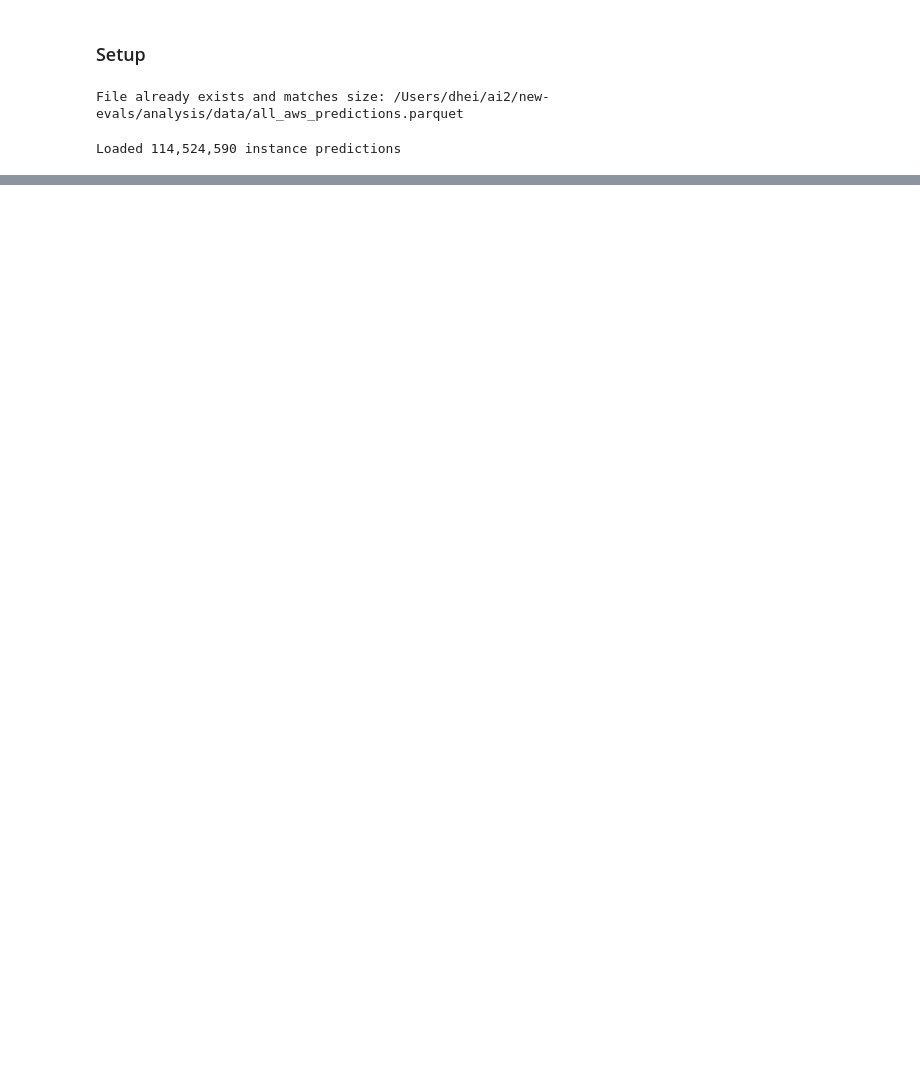
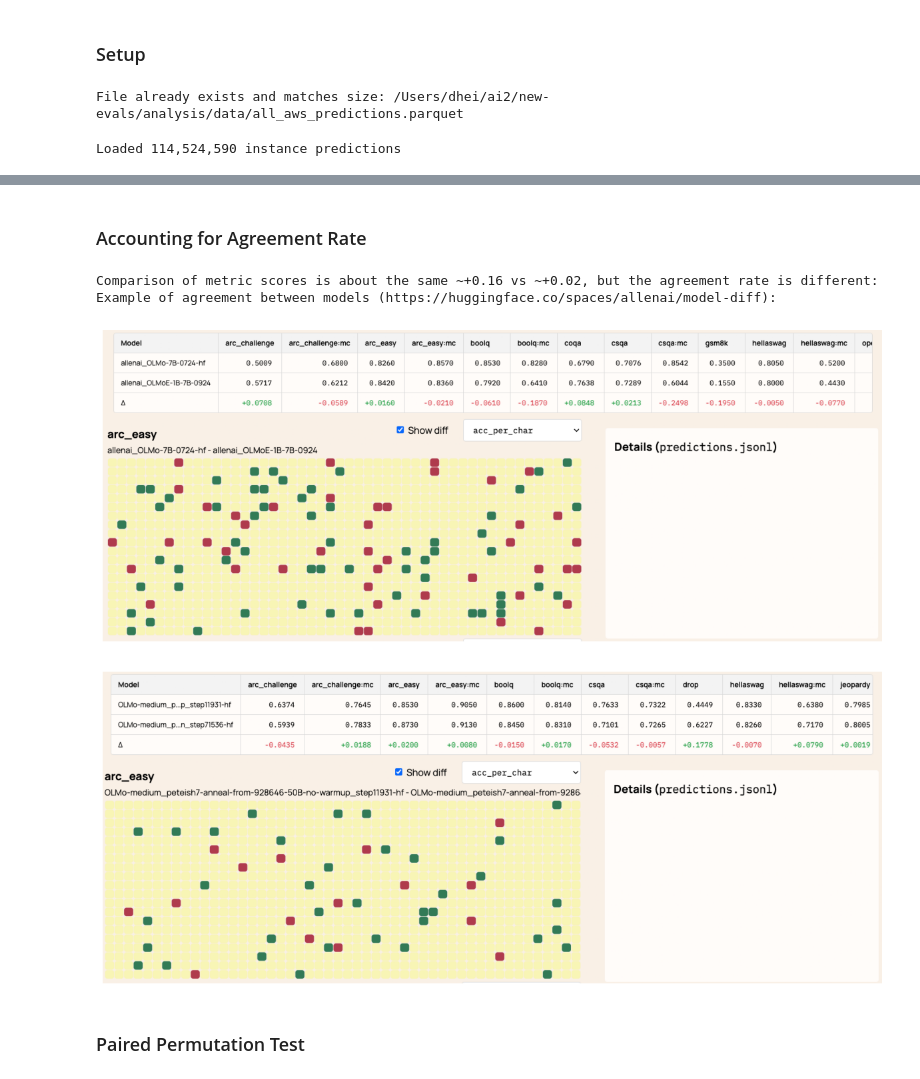
Before and after one commit to davidheineman/new-evals, a Jupyter notebook: analysis/notebooks/variance.ipynb, the cells around one changed output, grey strips where cells are left out. Cells and saved outputs as stored; diff of their text form; code cells hidden in the pictures; blank space fills up the shorter version.

```diff
--- a/analysis/notebooks/variance.ipynb
+++ b/analysis/notebooks/variance.ipynb
@@ -83,0 +93,26 @@ plt.show()
+# %% [markdown]
+### Accounting for Agreement Rate
+# %%
+from PIL import Image
+import matplotlib.pyplot as plt
+
+def display_image(path, max_width=1200):
+    img = Image.open(path)
+    plt.figure(figsize=(min(max_width/100, img.width/100), img.height/100))
+    plt.imshow(plt.imread(path))
+    plt.axis('off')
+    plt.tight_layout()
+    plt.show()
+
+print('Comparison of metric scores is about the same ~+0.16 vs ~+0.02, but the agreement rate is different:')
+print('Example of agreement between models (https://huggingface.co/spaces/allenai/model-diff):')
+os.chdir('/Users/dhei/ai2/new-evals/analysis/notebooks')
+display_image('assets/model-diff-1.png')
+display_image('assets/model-diff-2.png')
+# %% [output]
+Comparison of metric scores is about the same ~+0.16 vs ~+0.02, but the agreement rate is different:
+Example of agreement between models (https://huggingface.co/spaces/allenai/model-diff):
+[figure, added]
+[figure, added]
+# %% [markdown]
+### Paired Permutation Test
```
Also changed, not shown: parts of 16 cells of this notebook, 2 other files.
